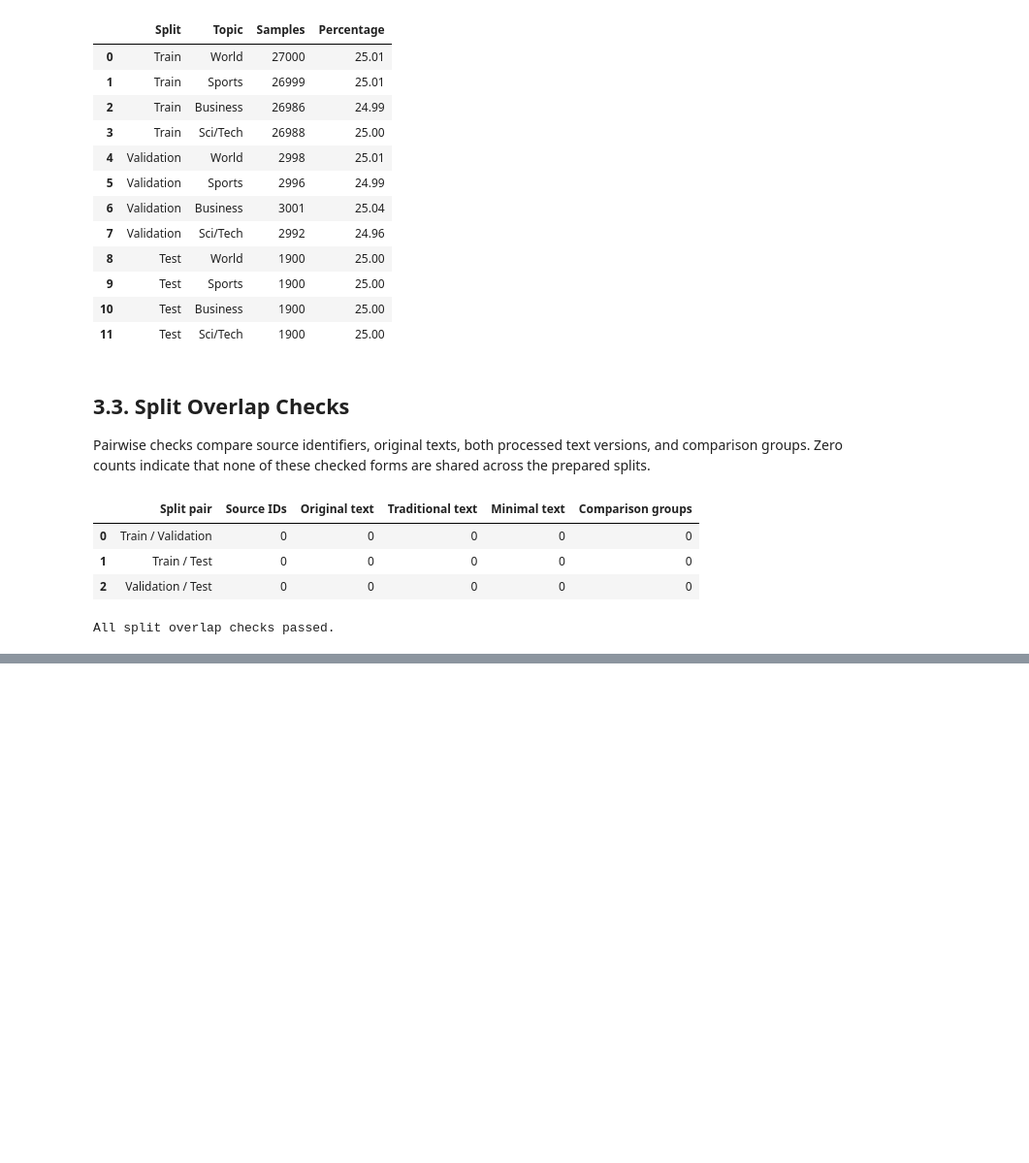
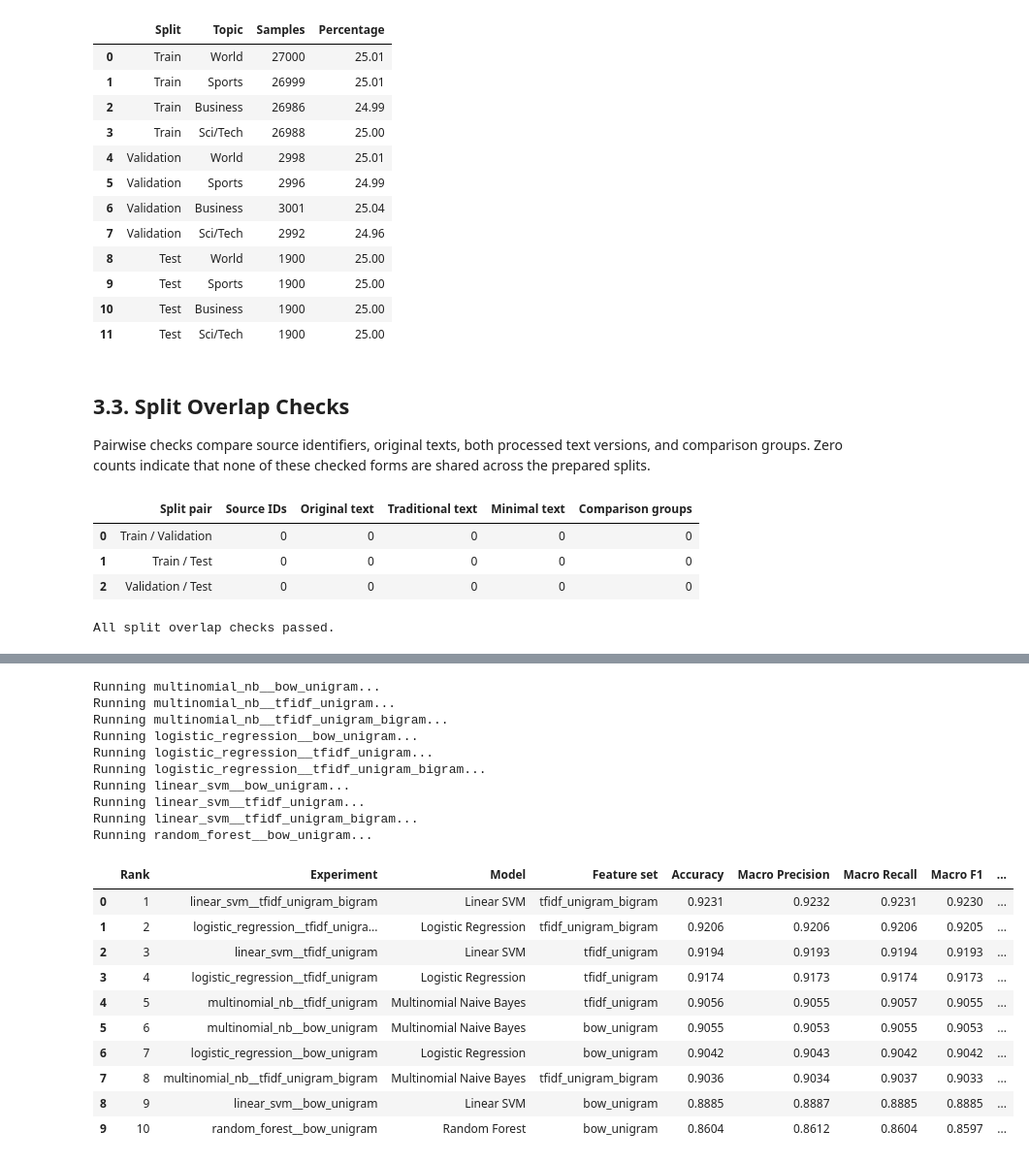
Before and after one commit to fufu3105/machine-learning-assignment, a Jupyter notebook: assignment.ipynb, the cells around one changed output, grey strips where cells are left out. Shown at 97% size. Cells and saved outputs as stored; diff of their text form; code cells hidden in the pictures; blank space fills up the shorter version.

```diff
--- a/assignment.ipynb
+++ b/assignment.ipynb
@@ -909,0 +1238,71 @@ All split overlap checks passed.
+# %%
+y_train = targets["train"]
+y_validation = targets["validation"]
+fitted_traditional_models = {}
+validation_predictions = {}
+validation_rows = []
+
+for experiment in experiment_rows:
+    experiment_id = experiment["Experiment"]
+    feature_key = experiment["Feature set"]
+    matrices = feature_sets[feature_key]["matrices"]
+    model = create_classifier(experiment_id.split("__", maxsplit=1)[0])
+
+    print(f"Running {experiment_id}...")
+    model, predictions, metrics = evaluate_on_validation(
+        model,
+        matrices["train"],
+        y_train,
+        matrices["validation"],
+        y_validation,
+    )
+    fitted_traditional_models[experiment_id] = model
+    validation_predictions[experiment_id] = predictions
+    validation_rows.append({**experiment, **metrics})
+
+traditional_results = pd.DataFrame(validation_rows)
+traditional_results["Selection score"] = traditional_results[
+    ["Accuracy", "Macro F1", "Weighted F1"]
+].mean(axis=1)
+traditional_results = traditional_results.sort_values(
+    ["Selection score", "Macro F1", "Accuracy"],
+    ascending=False,
+).reset_index(drop=True)
+traditional_results.insert(0, "Rank", np.arange(1, len(traditional_results) + 1))
+
+metric_columns = [
+    "Accuracy", "Macro Precision", "Macro Recall", "Macro F1", "Weighted F1"
+]
+display_columns = [
+    "Rank", "Experiment", "Model", "Feature set", *metric_columns,
+    "Training time (s)", "Validation prediction time (s)",
+]
+display(
+    traditional_results[display_columns].round({
+        **{metric: 4 for metric in metric_columns},
+        "Training time (s)": 2,
+        "Validation prediction time (s)": 4,
+    })
+)
+# %% [output]
+Running multinomial_nb__bow_unigram...
+Running multinomial_nb__tfidf_unigram...
+Running multinomial_nb__tfidf_unigram_bigram...
+Running logistic_regression__bow_unigram...
+Running logistic_regression__tfidf_unigram...
+Running logistic_regression__tfidf_unigram_bigram...
+Running linear_svm__bow_unigram...
+Running linear_svm__tfidf_unigram...
+Running linear_svm__tfidf_unigram_bigram...
+Running random_forest__bow_unigram...
+|  | Rank | Experiment | Model | Feature set | Accuracy | Macro Precision | Macro Recall | Macro F1 | ... |
+| 0 | 1 | linear_svm__tfidf_unigram_bigram | Linear SVM | tfidf_unigram_bigram | 0.9231 | 0.9232 | 0.9231 | 0.9230 | ... |
+| 1 | 2 | logistic_regression__tfidf_unigra... | Logistic Regression | tfidf_unigram_bigram | 0.9206 | 0.9206 | 0.9206 | 0.9205 | ... |
+| 2 | 3 | linear_svm__tfidf_unigram | Linear SVM | tfidf_unigram | 0.9194 | 0.9193 | 0.9194 | 0.9193 | ... |
+| 3 | 4 | logistic_regression__tfidf_unigram | Logistic Regression | tfidf_unigram | 0.9174 | 0.9173 | 0.9174 | 0.9173 | ... |
+| 4 | 5 | multinomial_nb__tfidf_unigram | Multinomial Naive Bayes | tfidf_unigram | 0.9056 | 0.9055 | 0.9057 | 0.9055 | ... |
+| 5 | 6 | multinomial_nb__bow_unigram | Multinomial Naive Bayes | bow_unigram | 0.9055 | 0.9053 | 0.9055 | 0.9053 | ... |
+| 6 | 7 | logistic_regression__bow_unigram | Logistic Regression | bow_unigram | 0.9042 | 0.9043 | 0.9042 | 0.9042 | ... |
+| 7 | 8 | multinomial_nb__tfidf_unigram_bigram | Multinomial Naive Bayes | tfidf_unigram_bigram | 0.9036 | 0.9034 | 0.9037 | 0.9033 | ... |
+| 8 | 9 | linear_svm__bow_unigram | Linear SVM | bow_unigram | 0.8885 | 0.8887 | 0.8885 | 0.8885 | ... |
+| 9 | 10 | random_forest__bow_unigram | Random Forest | bow_unigram | 0.8604 | 0.8612 | 0.8604 | 0.8597 | ... |
```
Also changed, not shown: parts of 20 cells of this notebook, 7 other files.
